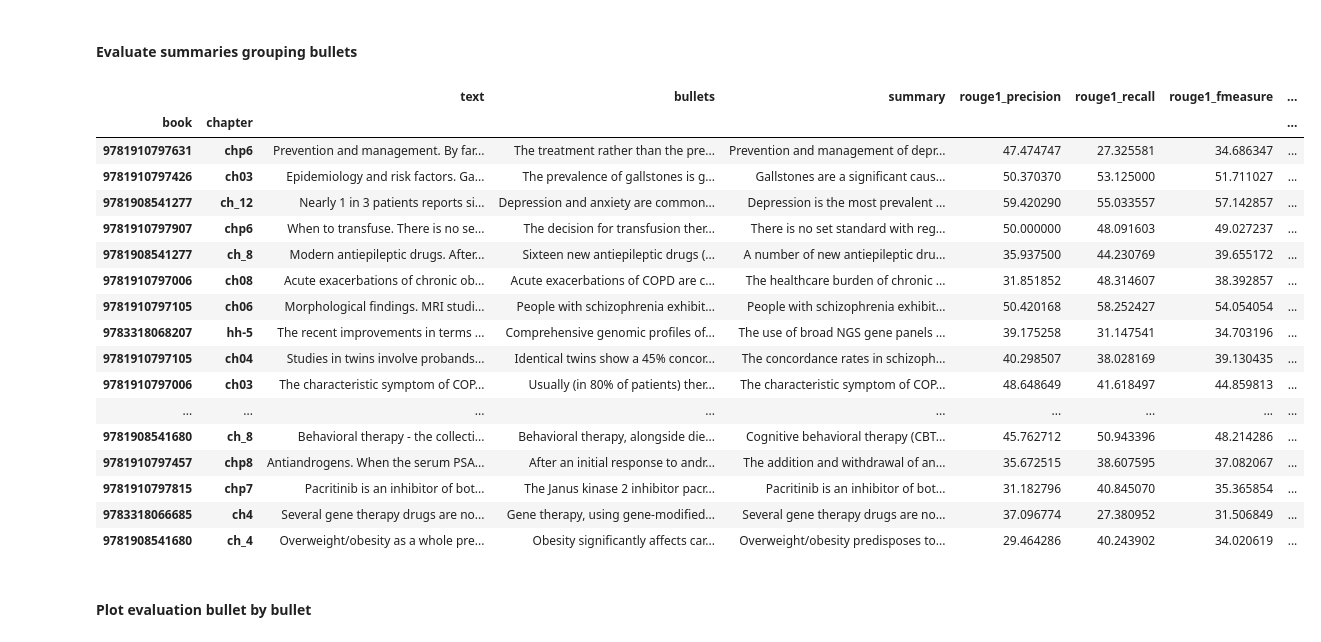
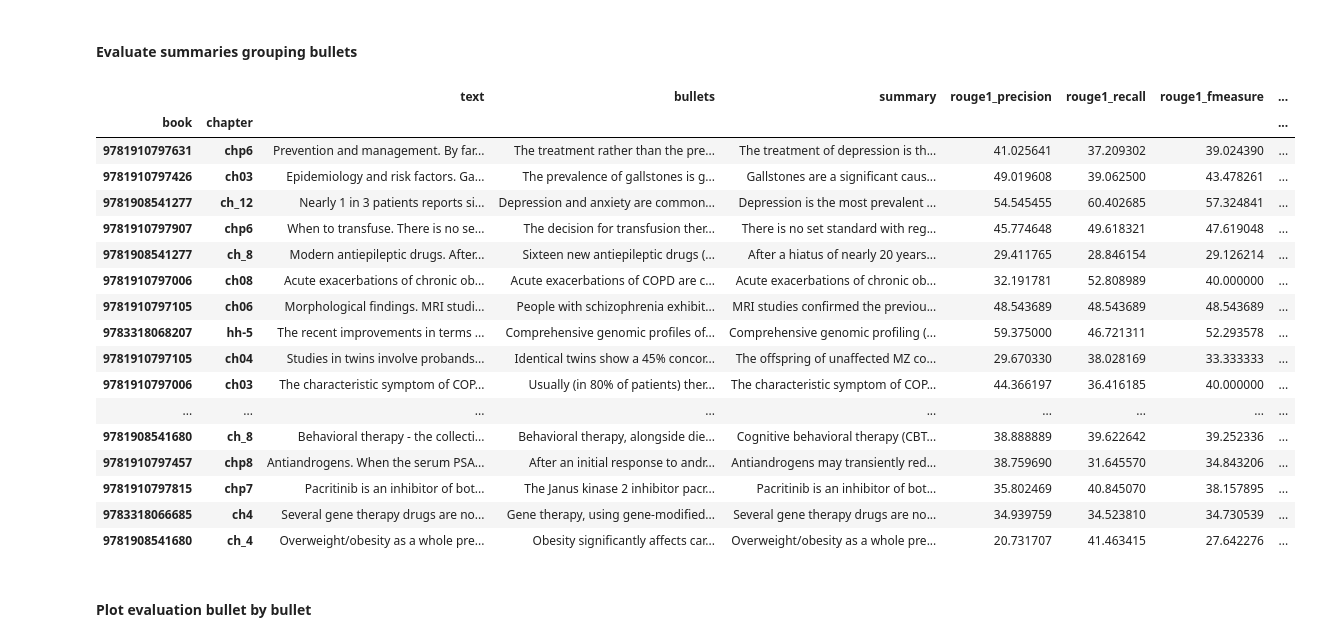
Before and after one commit to marcoabrate/transformers_magma_learning, a Jupyter notebook: summarization/assign_bullets_para_wordembed_PEGASUS.ipynb, the cells around one changed output. Cells and saved outputs as stored; diff of their text form; code cells hidden in the pictures.

Commit message:
pegasus results

```diff
--- a/summarization/assign_bullets_para_wordembed_PEGASUS.ipynb
+++ b/summarization/assign_bullets_para_wordembed_PEGASUS.ipynb
@@ -568,27 +576,27 @@ def evaluate_model_grouping_bullets(model_name_or_path):
 # %%
 evaluate_model_grouping_bullets('google/pegasus-large')
 
 evaluate_model_grouping_bullets(
-    magma_dir+'fine-tuning/ft_pegasus_para_wordembed_gas64_lr5e-05/checkpoint-686/')
+    bucket_dir+'fine-tuning/ft_pegasus_para_wordembed_gas64_lr5e-05/checkpoint-686/')
 # %% [output]
 |  |  | text | bullets | summary | rouge1_precision | rouge1_recall | rouge1_fmeasure | ... |
 | book | chapter |  |  |  |  |  |  | ... |
-| 9781910797631 | chp6 | Prevention and management. By far... | The treatment rather than the pre... | Prevention and management of depr... | 47.474747 | 27.325581 | 34.686347 | ... |
-| 9781910797426 | ch03 | Epidemiology and risk factors. Ga... | The prevalence of gallstones is g... | Gallstones are a significant caus... | 50.370370 | 53.125000 | 51.711027 | ... |
-| 9781908541277 | ch_12 | Nearly 1 in 3 patients reports si... | Depression and anxiety are common... | Depression is the most prevalent ... | 59.420290 | 55.033557 | 57.142857 | ... |
-| 9781910797907 | chp6 | When to transfuse. There is no se... | The decision for transfusion ther... | There is no set standard with reg... | 50.000000 | 48.091603 | 49.027237 | ... |
-| 9781908541277 | ch_8 | Modern antiepileptic drugs. After... | Sixteen new antiepileptic drugs (... | A number of new antiepileptic dru... | 35.937500 | 44.230769 | 39.655172 | ... |
-| 9781910797006 | ch08 | Acute exacerbations of chronic ob... | Acute exacerbations of COPD are c... | The healthcare burden of chronic ... | 31.851852 | 48.314607 | 38.392857 | ... |
-| 9781910797105 | ch06 | Morphological findings. MRI studi... | People with schizophrenia exhibit... | People with schizophrenia exhibit... | 50.420168 | 58.252427 | 54.054054 | ... |
-| 9783318068207 | hh-5 | The recent improvements in terms ... | Comprehensive genomic profiles of... | The use of broad NGS gene panels ... | 39.175258 | 31.147541 | 34.703196 | ... |
-| 9781910797105 | ch04 | Studies in twins involve probands... | Identical twins show a 45% concor... | The concordance rates in schizoph... | 40.298507 | 38.028169 | 39.130435 | ... |
-| 9781910797006 | ch03 | The characteristic symptom of COP... | Usually (in 80% of patients) ther... | The characteristic symptom of COP... | 48.648649 | 41.618497 | 44.859813 | ... |
+| 9781910797631 | chp6 | Prevention and management. By far... | The treatment rather than the pre... | The treatment of depression is th... | 41.025641 | 37.209302 | 39.024390 | ... |
+| 9781910797426 | ch03 | Epidemiology and risk factors. Ga... | The prevalence of gallstones is g... | Gallstones are a significant caus... | 49.019608 | 39.062500 | 43.478261 | ... |
+| 9781908541277 | ch_12 | Nearly 1 in 3 patients reports si... | Depression and anxiety are common... | Depression is the most prevalent ... | 54.545455 | 60.402685 | 57.324841 | ... |
+| 9781910797907 | chp6 | When to transfuse. There is no se... | The decision for transfusion ther... | There is no set standard with reg... | 45.774648 | 49.618321 | 47.619048 | ... |
+| 9781908541277 | ch_8 | Modern antiepileptic drugs. After... | Sixteen new antiepileptic drugs (... | After a hiatus of nearly 20 years... | 29.411765 | 28.846154 | 29.126214 | ... |
+| 9781910797006 | ch08 | Acute exacerbations of chronic ob... | Acute exacerbations of COPD are c... | Acute exacerbations of chronic ob... | 32.191781 | 52.808989 | 40.000000 | ... |
+| 9781910797105 | ch06 | Morphological findings. MRI studi... | People with schizophrenia exhibit... | MRI studies confirmed the previou... | 48.543689 | 48.543689 | 48.543689 | ... |
+| 9783318068207 | hh-5 | The recent improvements in terms ... | Comprehensive genomic profiles of... | Comprehensive genomic profiling (... | 59.375000 | 46.721311 | 52.293578 | ... |
+| 9781910797105 | ch04 | Studies in twins involve probands... | Identical twins show a 45% concor... | The offspring of unaffected MZ co... | 29.670330 | 38.028169 | 33.333333 | ... |
+| 9781910797006 | ch03 | The characteristic symptom of COP... | Usually (in 80% of patients) ther... | The characteristic symptom of COP... | 44.366197 | 36.416185 | 40.000000 | ... |
 | ... | ... | ... | ... | ... | ... | ... | ... | ... |
-| 9781908541680 | ch_8 | Behavioral therapy - the collecti... | Behavioral therapy, alongside die... | Cognitive behavioral therapy (CBT... | 45.762712 | 50.943396 | 48.214286 | ... |
-| 9781910797457 | chp8 | Antiandrogens. When the serum PSA... | After an initial response to andr... | The addition and withdrawal of an... | 35.672515 | 38.607595 | 37.082067 | ... |
-| 9781910797815 | chp7 | Pacritinib is an inhibitor of bot... | The Janus kinase 2 inhibitor pacr... | Pacritinib is an inhibitor of bot... | 31.182796 | 40.845070 | 35.365854 | ... |
-| 9783318066685 | ch4 | Several gene therapy drugs are no... | Gene therapy, using gene-modified... | Several gene therapy drugs are no... | 37.096774 | 27.380952 | 31.506849 | ... |
-| 9781908541680 | ch_4 | Overweight/obesity as a whole pre... | Obesity significantly affects car... | Overweight/obesity predisposes to... | 29.464286 | 40.243902 | 34.020619 | ... |
+| 9781908541680 | ch_8 | Behavioral therapy - the collecti... | Behavioral therapy, alongside die... | Cognitive behavioral therapy (CBT... | 38.888889 | 39.622642 | 39.252336 | ... |
+| 9781910797457 | chp8 | Antiandrogens. When the serum PSA... | After an initial response to andr... | Antiandrogens may transiently red... | 38.759690 | 31.645570 | 34.843206 | ... |
+| 9781910797815 | chp7 | Pacritinib is an inhibitor of bot... | The Janus kinase 2 inhibitor pacr... | Pacritinib is an inhibitor of bot... | 35.802469 | 40.845070 | 38.157895 | ... |
+| 9783318066685 | ch4 | Several gene therapy drugs are no... | Gene therapy, using gene-modified... | Several gene therapy drugs are no... | 34.939759 | 34.523810 | 34.730539 | ... |
+| 9781908541680 | ch_4 | Overweight/obesity as a whole pre... | Obesity significantly affects car... | Overweight/obesity as a whole pre... | 20.731707 | 41.463415 | 27.642276 | ... |
 # %% [markdown]
 #### Plot evaluation bullet by bullet
 # %%
```
Also changed, not shown: parts of 12 cells of this notebook, 5 other files.
